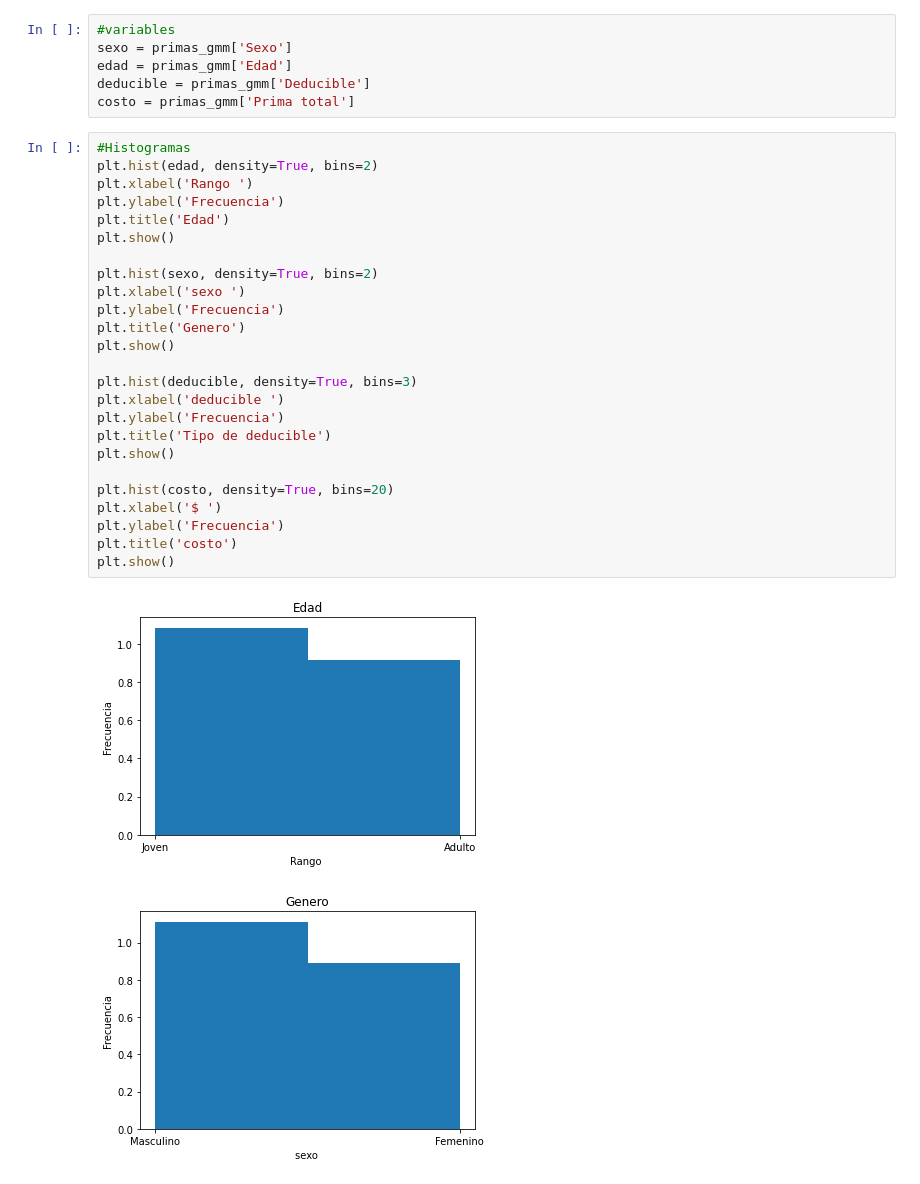
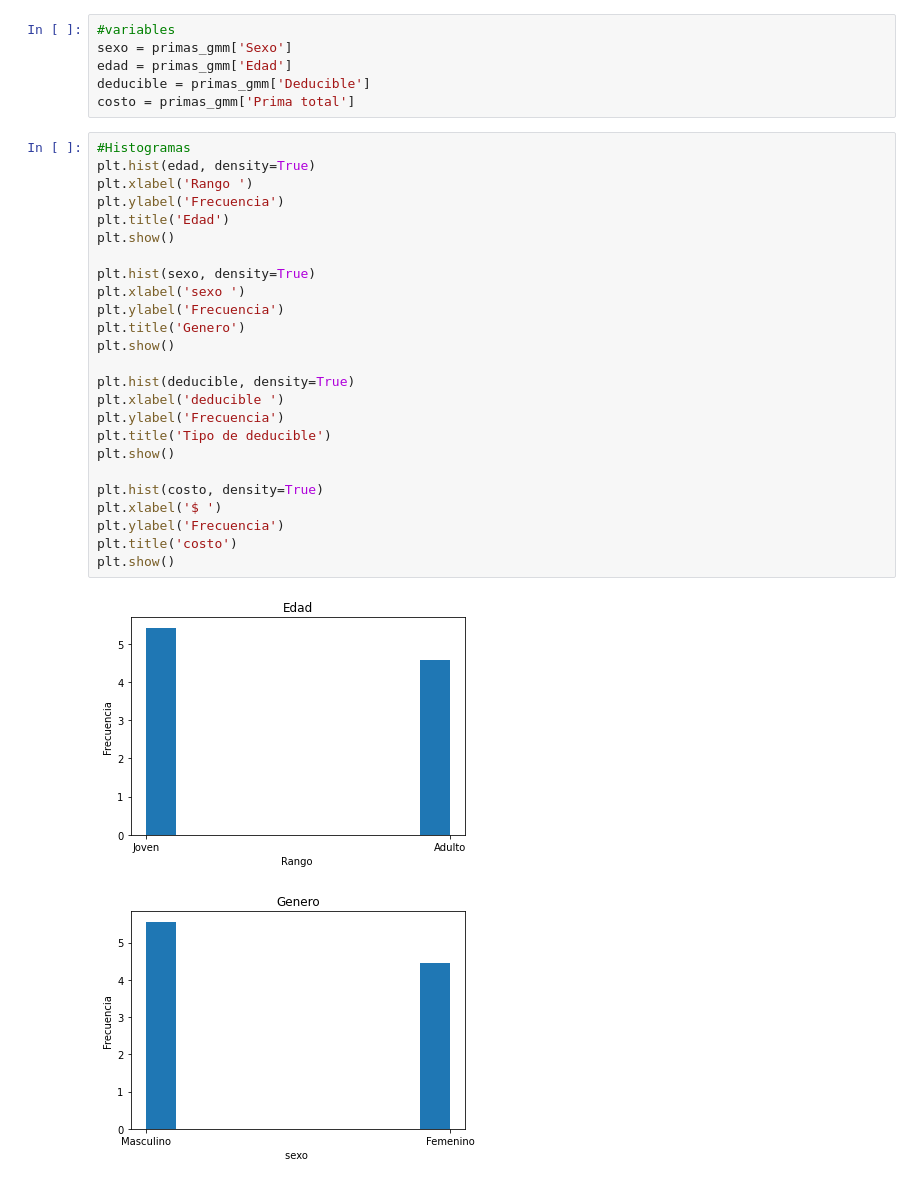
Before and after one commit to CarlosRumo/Proyecto_SPF_Seguros_GMM, a Jupyter notebook: Proyecto.ipynb, the cells around one changed output. Drawn from its saved outputs; the diff is of its cells as text.

```diff
--- a/Proyecto.ipynb
+++ b/Proyecto.ipynb
@@ -86,29 +86,29 @@ deducible = primas_gmm['Deducible']
 costo = primas_gmm['Prima total']
 # %%
 #Histogramas
-plt.hist(edad, density=True, bins=2)
+plt.hist(edad, density=True)
 plt.xlabel('Rango ')
 plt.ylabel('Frecuencia')
 plt.title('Edad')
 plt.show()
 
-plt.hist(sexo, density=True, bins=2)
+plt.hist(sexo, density=True)
 plt.xlabel('sexo ')
 plt.ylabel('Frecuencia')
 plt.title('Genero')
 plt.show()
 
-plt.hist(deducible, density=True, bins=3)
+plt.hist(deducible, density=True)
 plt.xlabel('deducible ')
 plt.ylabel('Frecuencia')
 plt.title('Tipo de deducible')
 plt.show()
 
-plt.hist(costo, density=True, bins=20)
+plt.hist(costo, density=True)
 plt.xlabel('$ ')
 plt.ylabel('Frecuencia')
 plt.title('costo')
 plt.show()
 # %% [output]
-[figure, old version]
+[figure, new version]
-[figure, old version]
+[figure, new version]
```
Also changed, not shown: parts of 4 cells of this notebook.
